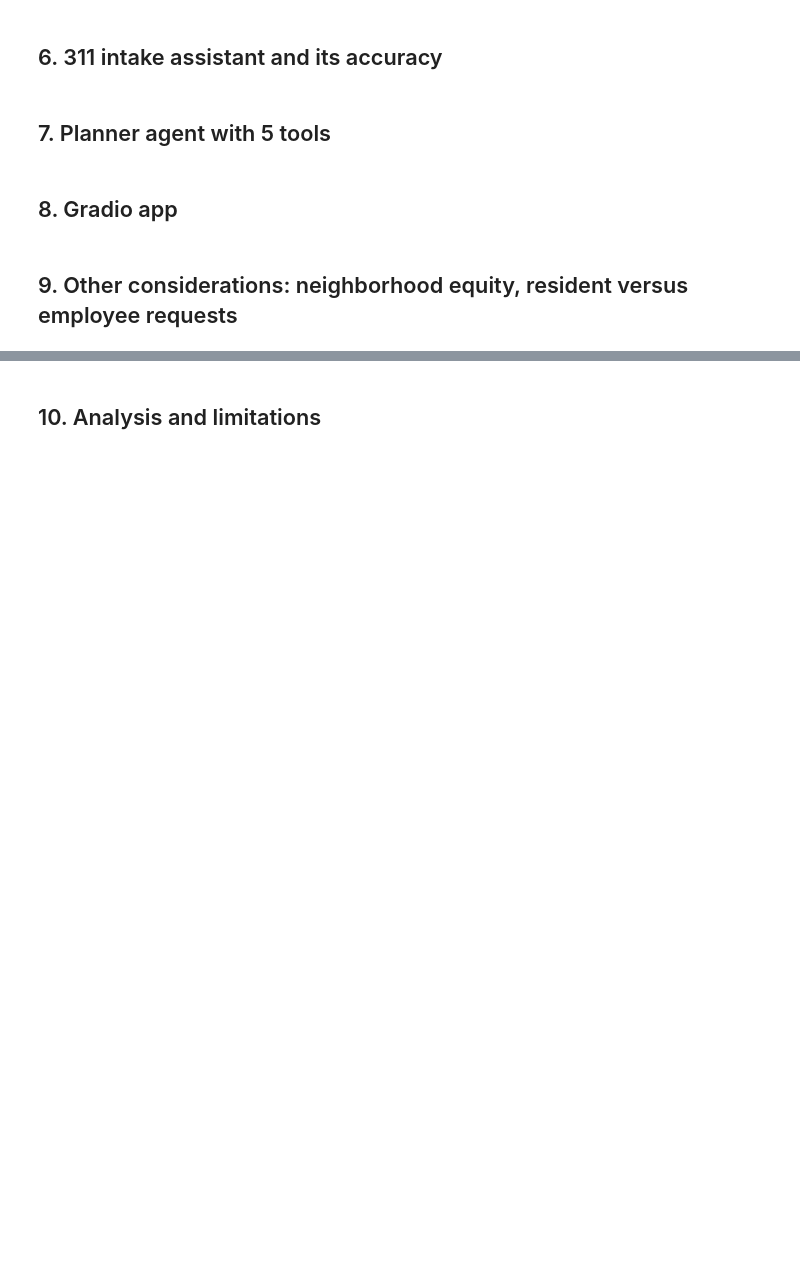
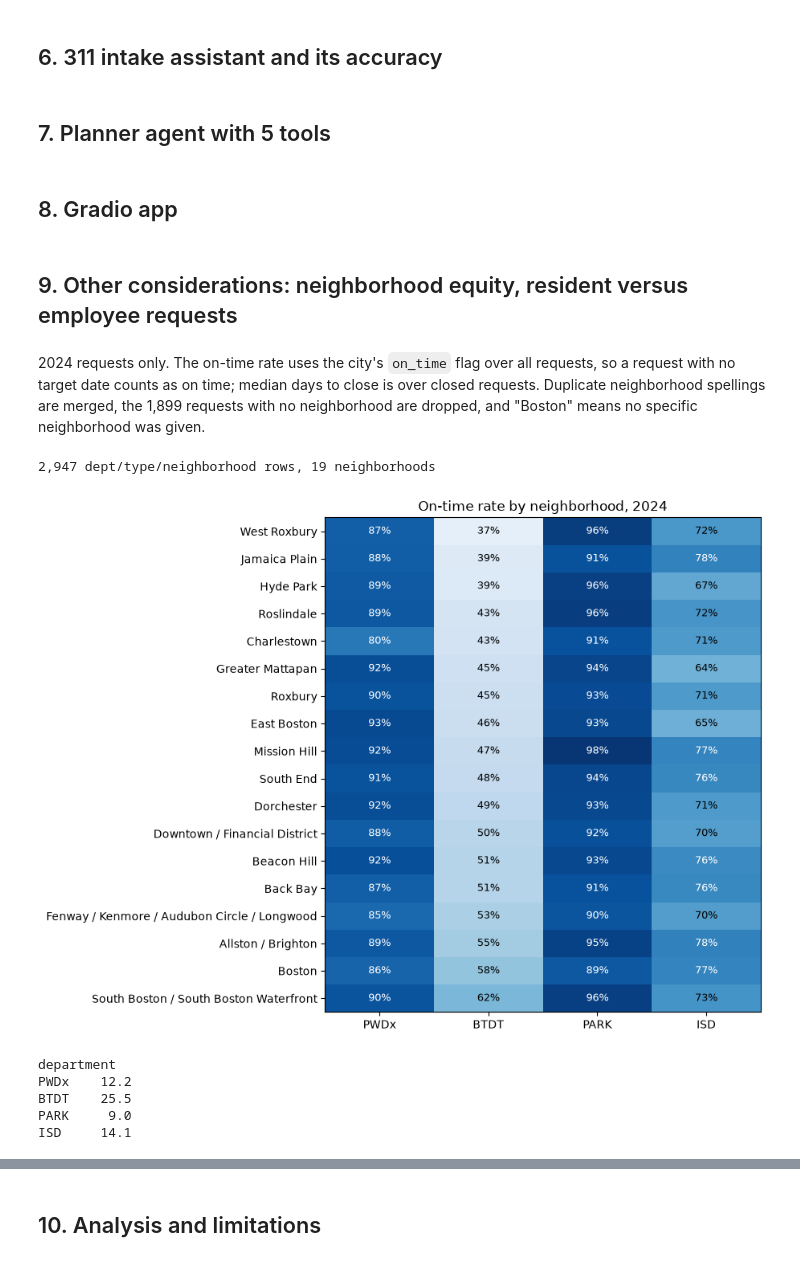
Before and after one commit to nishanth3112/Bos311-Crew-Planner, a Jupyter notebook: notebooks/boston311_crew_planner.ipynb, the cells around one changed output, grey strips where cells are left out. Saved outputs shown, nothing was run; the diff lists cells and outputs as text; code cells hidden in the pictures; blank space fills up the shorter version.

```diff
--- a/notebooks/boston311_crew_planner.ipynb
+++ b/notebooks/boston311_crew_planner.ipynb
@@ -272,3 +272,44 @@ The backtest is off by 7.6% a month on average for Transportation and 17.7% for
 ## 8. Gradio app
 # %% [markdown]
 ## 9. Other considerations: neighborhood equity, resident versus employee requests
+# %% [markdown]
+2024 requests only. The on-time rate uses the city's `on_time` flag over all requests, so a request with no target date counts as on time; median days to close is over closed requests. Duplicate neighborhood spellings are merged, the 1,899 requests with no neighborhood are dropped, and "Boston" means no specific neighborhood was given.
+# %%
+import numpy as np
+
+merge = {"South Boston": "South Boston / South Boston Waterfront", "Allston": "Allston / Brighton",
+         "Brighton": "Allston / Brighton", "Mattapan": "Greater Mattapan"}
+d24 = df[(df.open_dt.dt.year == 2024) & df.neighborhood.notna()].copy()
+d24["neighborhood"] = d24.neighborhood.replace(merge)
+d24["ontime"] = d24.on_time == "ONTIME"
+d24["days"] = (d24.closed_dt - d24.open_dt).dt.total_seconds() / 86400
+
+stats = (d24.groupby(["department", "type", "neighborhood"])
+         .agg(requests=("ontime", "size"), on_time_rate=("ontime", "mean"), median_days=("days", "median"))
+         .round({"on_time_rate": 3, "median_days": 2}).reset_index().rename(columns={"department": "dept"}))
+stats.to_csv(PROCESSED / "neighborhood_stats.csv", index=False)
+print(f"{len(stats):,} dept/type/neighborhood rows, {stats.neighborhood.nunique()} neighborhoods")
+# %% [output]
+2,947 dept/type/neighborhood rows, 19 neighborhoods
+# %%
+rate = d24.pivot_table(index="neighborhood", columns="department", values="ontime", aggfunc="mean")[list(DEPTS)]
+# Chestnut Hill has only 12 requests, too few for a rate
+counts = d24.pivot_table(index="neighborhood", columns="department", values="ontime", aggfunc="size")
+rate = rate[counts.min(axis=1) >= 100].sort_values("BTDT")
+
+fig, ax = plt.subplots(figsize=(7, 8))
+ax.imshow(rate, cmap="Blues", vmin=0.3, vmax=1, aspect="auto")
+for (r, c), v in np.ndenumerate(rate.values):
+    ax.text(c, r, f"{v:.0%}", ha="center", va="center", color="white" if v > 0.75 else "black", fontsize=9)
+ax.set_xticks(range(4), rate.columns)
+ax.set_yticks(range(len(rate)), rate.index)
+ax.set_title("On-time rate by neighborhood, 2024")
+plt.show()
+print((rate.max() - rate.min()).mul(100).round(1).rename("gap between best and worst neighborhood (points)").to_string())
+# %% [output]
+[figure, added]
+department
+PWDx    12.2
+BTDT    25.5
+PARK     9.0
+ISD     14.1
```
Also changed, not shown: parts of 4 cells of this notebook, 2 other files.
